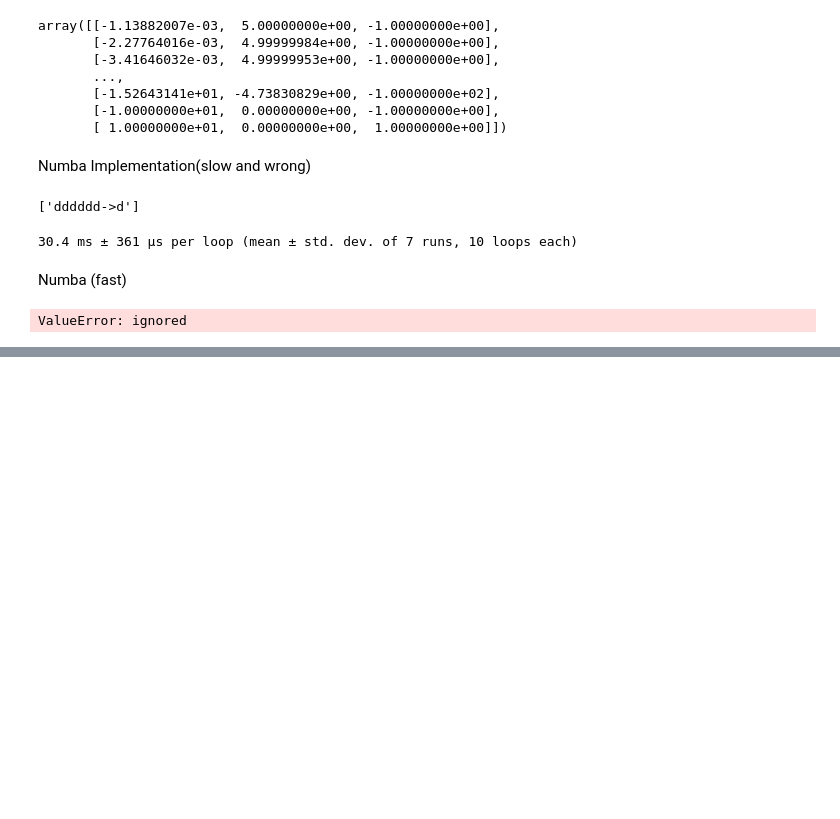
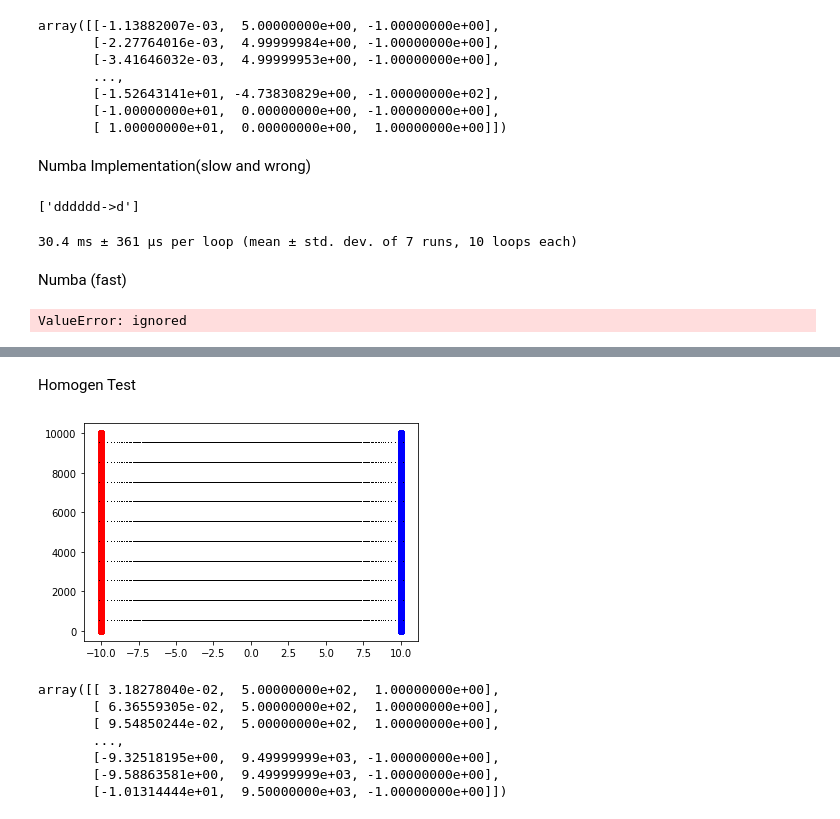
Before and after one commit to pyqt555/cudaFieldLines, a Jupyter notebook: main.ipynb, the cells around one changed output, grey strips where cells are left out. Cells and saved outputs as stored; diff of their text form; code cells hidden in the pictures; blank space fills up the shorter version.

Commit message:
Homogen

```diff
--- a/main.ipynb
+++ b/main.ipynb
@@ -225,0 +253,35 @@ TIMESCALE=.001
+# %% [markdown]
+Homogen Test
+# %%
+Statics=np.ones((20000,3))
+Statics[0:10000,0]=-10
+Statics[10000:20000,0]=10
+Statics[0:10000,2]=-1
+Statics[0:10000,1]=range(10000)
+Statics[10000:20000,1]=range(10000)
+Nonstatics=np.ones((20,3))
+Nonstatics[0:10,1]=range(10)
+Nonstatics[10:20,1]=range(10)
+Nonstatics[:,1]+=.5
+Nonstatics[:,0]=0
+Nonstatics[10:20,2]=-1
+Nonstatics[:,1]*=1000
+Hfl=compute_lines(Statics,Nonstatics)
+lst=np.array(Hfl)
+
+plt.plot(Statics[0:10000,0], Statics[0:10000,1],"o" ,color=rgb((1.,1.,1.)))
+plt.plot(Statics[10000:20000,0], Statics[10000:20000,1],"o" ,color=rgb((2/3,1.,1.)))
+plt.plot(lst[:,0], lst[:,1],",",color="black")
+
+
+plt.show()
+lst
+# %% [output]
+[figure, added]
+array([[ 3.18278040e-02,  5.00000000e+02,  1.00000000e+00],
+       [ 6.36559305e-02,  5.00000000e+02,  1.00000000e+00],
+       [ 9.54850244e-02,  5.00000000e+02,  1.00000000e+00],
+       ...,
+       [-9.32518195e+00,  9.49999999e+03, -1.00000000e+00],
+       [-9.58863581e+00,  9.49999999e+03, -1.00000000e+00],
+       [-1.01314444e+01,  9.50000000e+03, -1.00000000e+00]])
```
Also changed, not shown: parts of 6 cells of this notebook.
